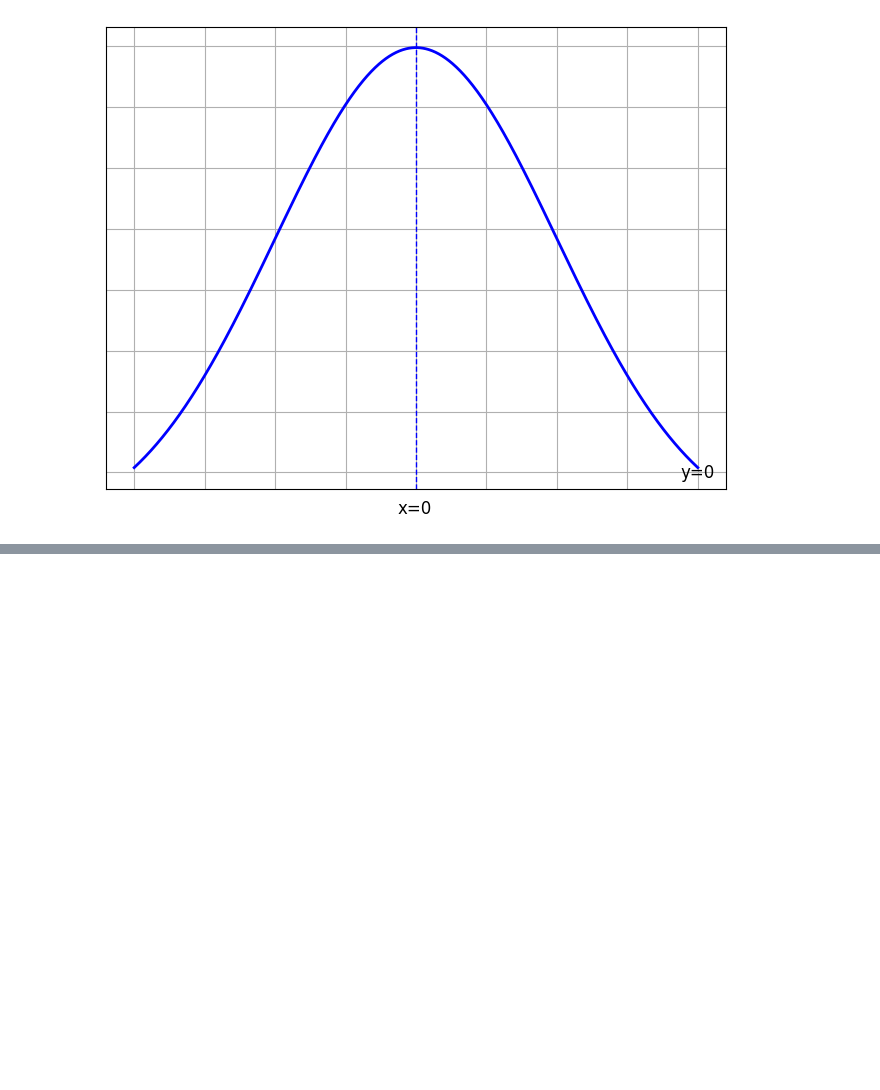
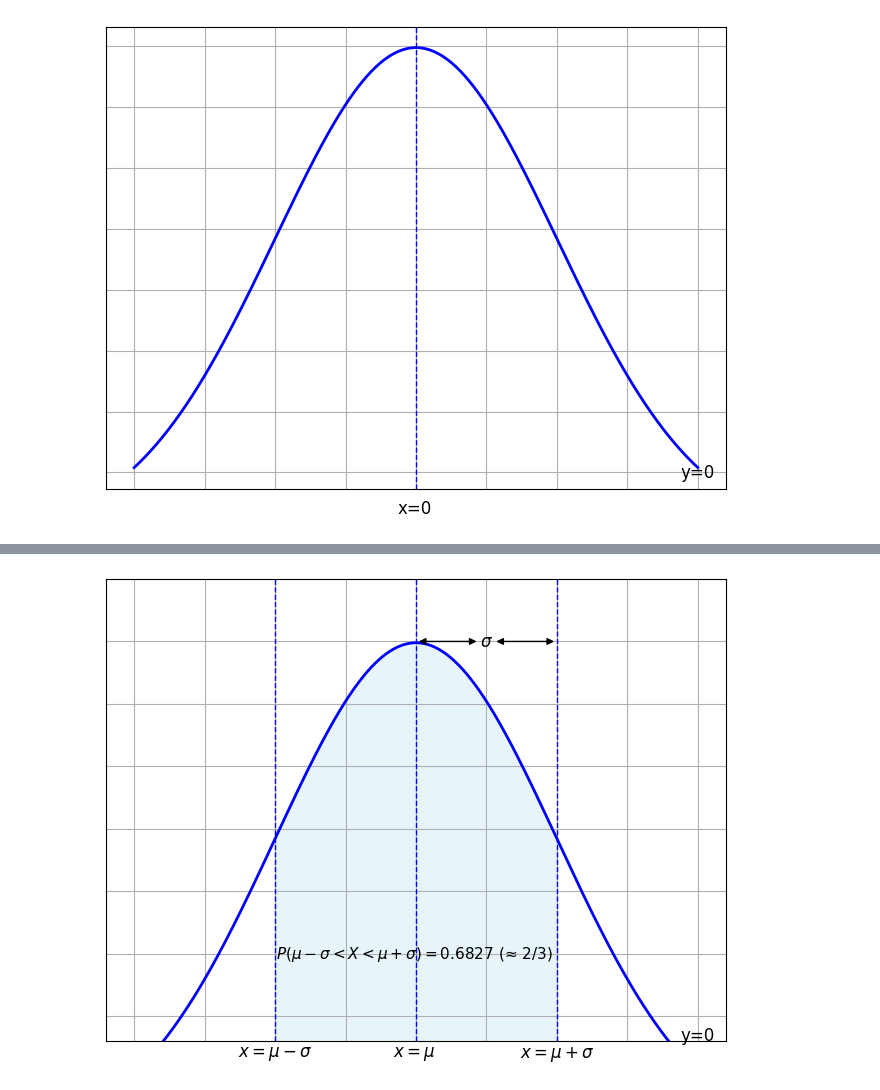
Before and after one commit to ednavivianasegura/Curso_PLN, a Jupyter notebook: PLN_EDNA.ipynb, the cells around one changed output, grey strips where cells are left out. Saved outputs shown, nothing was run; the diff lists cells and outputs as text; code cells hidden in the pictures; blank space fills up the shorter version.

```diff
--- a/PLN_EDNA.ipynb
+++ b/PLN_EDNA.ipynb
@@ -2187,0 +2195,61 @@ La probabilidad de (−∞, 𝑎) es 𝑃(𝑋<𝑎) -->
+# %%
+# @title Crea distribución normal estándar { vertical-output: true }
+def f(x):
+    # Puedes definir tu propia función de densidad aquí
+    # Por ejemplo, una distribución normal estándar
+    return np.exp(-x**2 / 2) / np.sqrt(2 * np.pi)
+
+# Definir los límites del intervalo [a, b]
+a = -2
+b = 2
+
+# Generar valores de x en el intervalo [a, b]
+x_values = np.linspace(a, b, 1000)
+
+# Calcular los valores de y = f(x)
+y_values = f(x_values)
+
+# Crear la gráfica
+plt.figure(figsize=(8, 6))
+
+# Graficar la función de densidad de probabilidad (PDF)
+plt.plot(x_values, y_values, 'b-', linewidth=2)
+
+
+# Rellenar el área bajo la curva entre x=a y x=b
+plt.fill_between(x_values, 0, y_values, where=(x_values >= a+1) & (x_values <= b-1), color='skyblue', alpha=0.2)
+
+
+
+# Líneas verticales en x=a y x=b
+plt.axvline(x=0, color='blue', linestyle='--', linewidth=1)
+plt.axvline(x=-1, color='blue', linestyle='--', linewidth=1)
+plt.axvline(x=1, color='blue', linestyle='--', linewidth=1)
+
+
+
+# Eliminar los ticks de los ejes x e y
+plt.tick_params(axis='x', which='both', bottom=False, top=False, labelbottom=False)
+plt.tick_params(axis='y', which='both', left=False, right=False, labelleft=False)
+plt.annotate('', xy=(0, 0.4), xytext=(0.45, 0.4),
+             arrowprops=dict(facecolor='black', arrowstyle='<|-|>'))
+
+plt.annotate('', xy=(0.55, 0.4), xytext=(1, 0.4),
+             arrowprops=dict(facecolor='black', arrowstyle='<|-|>'))
+plt.text(0.5, 0.4, '$\sigma$', ha='center', va='center', color='black', fontsize=12)
+
+plt.text(2, 0.085, 'y=0', ha='center', va='center', color='black', fontsize=12)
+plt.text(-0.01, 0.07, f'$x=\mu$', ha='center', va='center', color='black', fontsize=12)
+plt.text(-1, 0.07, f'$x=\mu-\sigma$', ha='center', va='center', color='black', fontsize=12)
+plt.text(1, 0.07, f'$x=\mu+\sigma$', ha='center', va='center', color='black', fontsize=12)
+
+plt.text(-0.01, 0.15, f'$P(\mu-\sigma<X<\mu+\sigma)= 0.6827$ (≈ 2/3)', ha='center', va='center', color='black', fontsize=11)
+
+plt.ylim(0.08, 0.45)  # Ajustar el límite y
+
+
+# Mostrar la gráfica
+plt.grid(True)
+plt.show()
+# %% [output]
+[figure, added]
```
Also changed, not shown: parts of 5 cells of this notebook.
